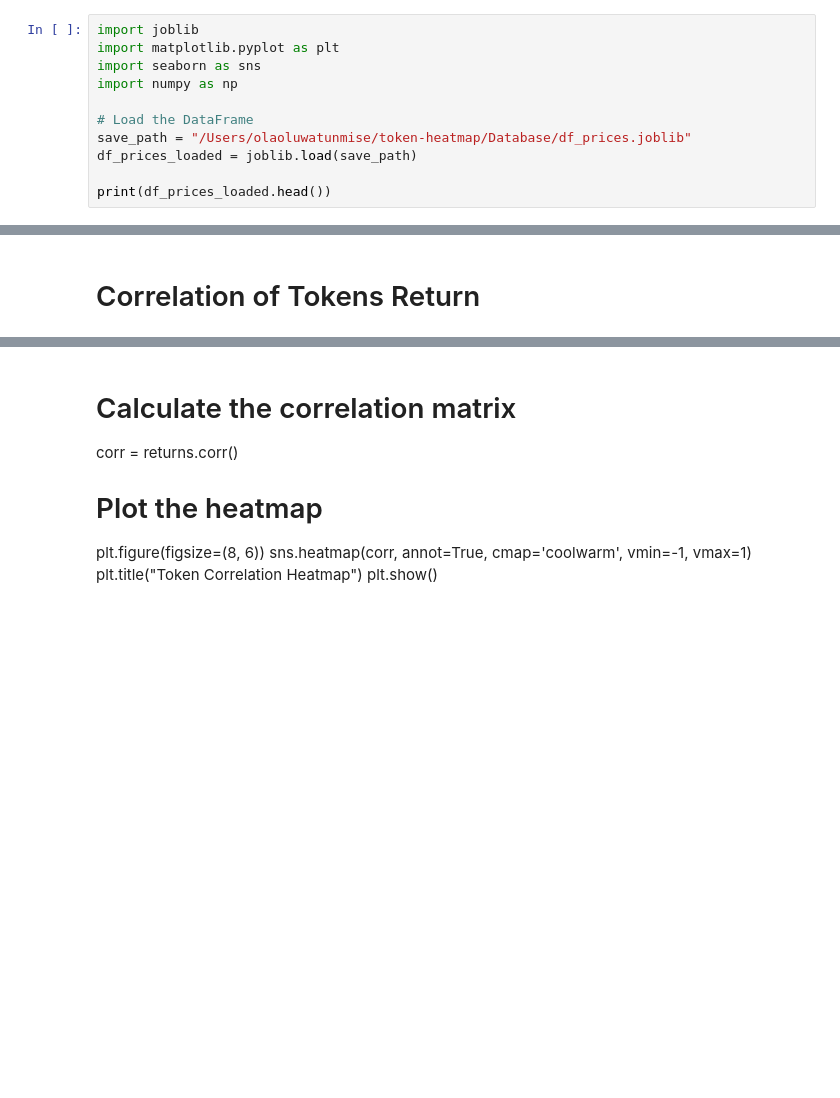
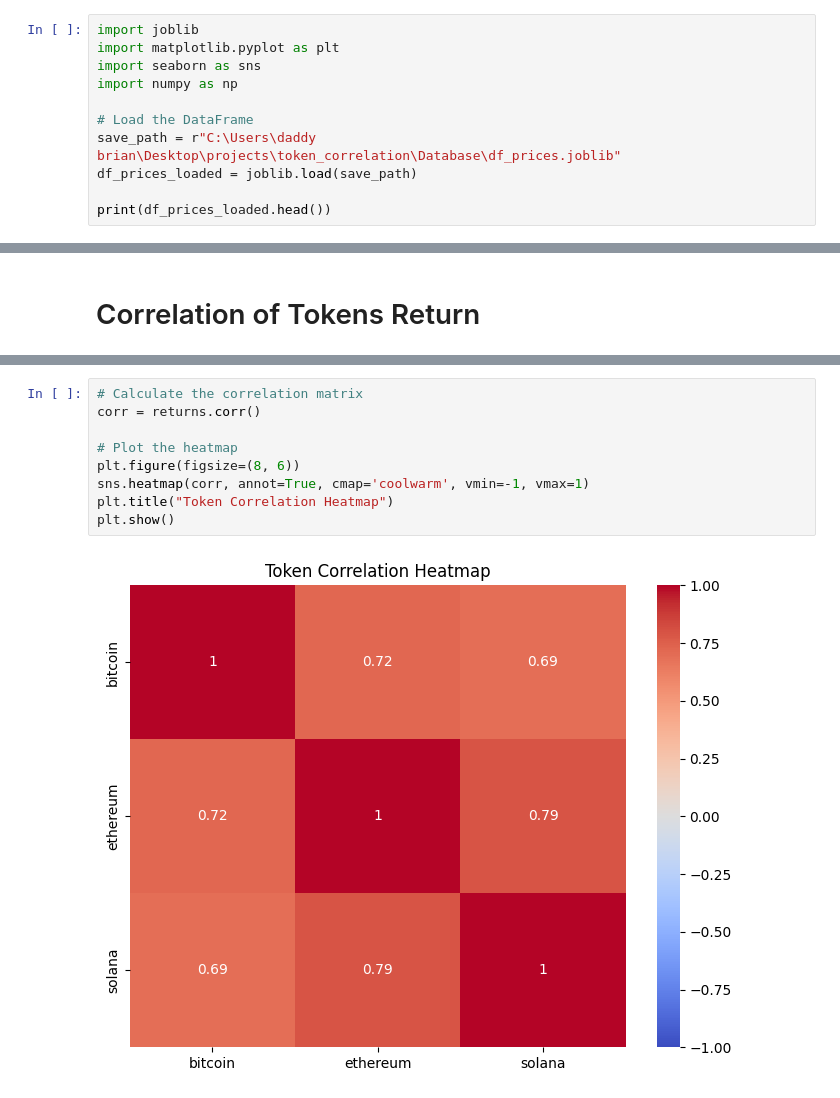
Before and after one commit to seniormanfm/tokens_correlation, a Jupyter notebook: Notebooks/tokens_correl.ipynb, the cells around one changed output, grey strips where cells are left out. Drawn from its saved outputs; the diff is of its cells as text; blank space fills up the shorter version.

```diff
--- a/Notebooks/tokens_correl.ipynb
+++ b/Notebooks/tokens_correl.ipynb
@@ -7,7 +7,7 @@ import seaborn as sns
 import numpy as np
 
 # Load the DataFrame
-save_path = "/Users/olaoluwatunmise/token-heatmap/Database/df_prices.joblib"
+save_path = r"C:\Users\daddy brian\Desktop\projects\token_correlation\Database\df_prices.joblib"
 df_prices_loaded = joblib.load(save_path)
 
 print(df_prices_loaded.head())
@@ -44,9 +66,11 @@ print(returns.head())
-# %% [markdown]
-# Calculate the correlation matrix
-corr = returns.corr()
-
-# Plot the heatmap
-plt.figure(figsize=(8, 6))
-sns.heatmap(corr, annot=True, cmap='coolwarm', vmin=-1, vmax=1)
-plt.title("Token Correlation Heatmap")
-plt.show()
+# %%
+# Calculate the correlation matrix
+corr = returns.corr()
+
+# Plot the heatmap
+plt.figure(figsize=(8, 6))
+sns.heatmap(corr, annot=True, cmap='coolwarm', vmin=-1, vmax=1)
+plt.title("Token Correlation Heatmap")
+plt.show()
+# %% [output]
+[figure, added]
```
Also changed, not shown: parts of 4 cells of this notebook, 2 other files.
